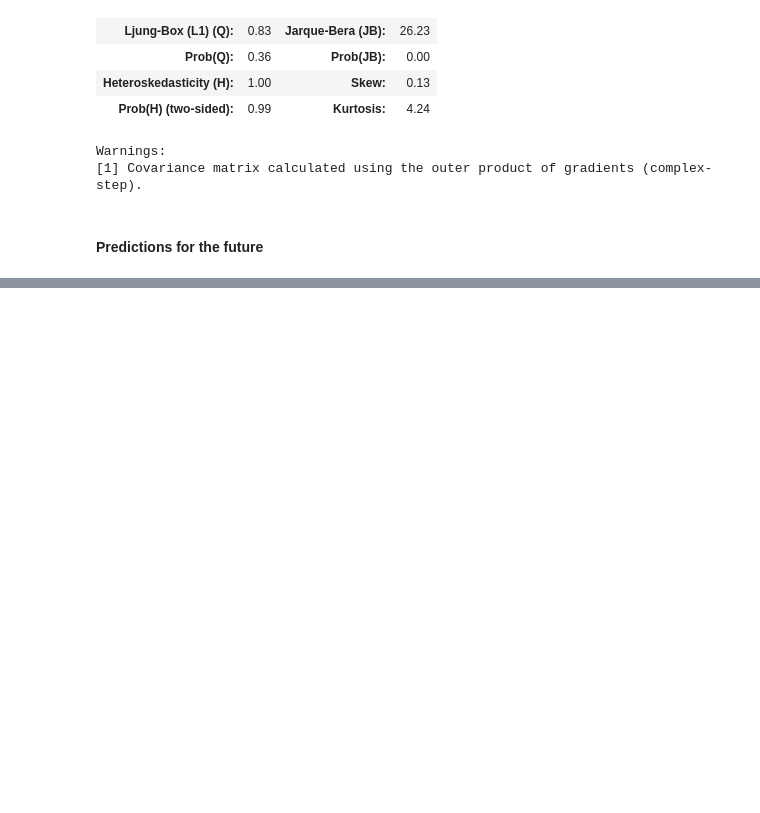
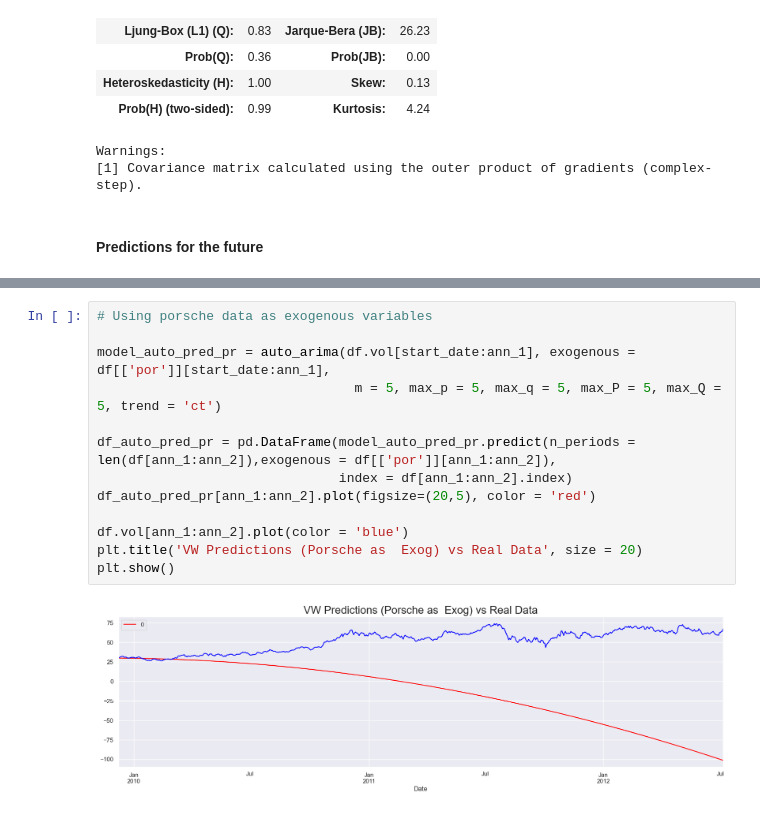
Before and after one commit to NishanD21/Volkswagen-Data-Time-Series-Analysis, a Jupyter notebook: volkswagen_analysis.ipynb, the cells around one changed output, grey strips where cells are left out. Cells and saved outputs as stored; diff of their text form; blank space fills up the shorter version.

```diff
--- a/volkswagen_analysis.ipynb
+++ b/volkswagen_analysis.ipynb
@@ -341,0 +379,15 @@ Warnings:
+# %%
+# Using porsche data as exogenous variables
+
+model_auto_pred_pr = auto_arima(df.vol[start_date:ann_1], exogenous = df[['por']][start_date:ann_1],
+                                 m = 5, max_p = 5, max_q = 5, max_P = 5, max_Q = 5, trend = 'ct')
+
+df_auto_pred_pr = pd.DataFrame(model_auto_pred_pr.predict(n_periods =  len(df[ann_1:ann_2]),exogenous = df[['por']][ann_1:ann_2]),
+                               index = df[ann_1:ann_2].index)
+df_auto_pred_pr[ann_1:ann_2].plot(figsize=(20,5), color = 'red')
+
+df.vol[ann_1:ann_2].plot(color = 'blue')
+plt.title('VW Predictions (Porsche as  Exog) vs Real Data', size = 20)
+plt.show()
+# %% [output]
+[figure, added]
```
Also changed, not shown: parts of 31 cells of this notebook.
